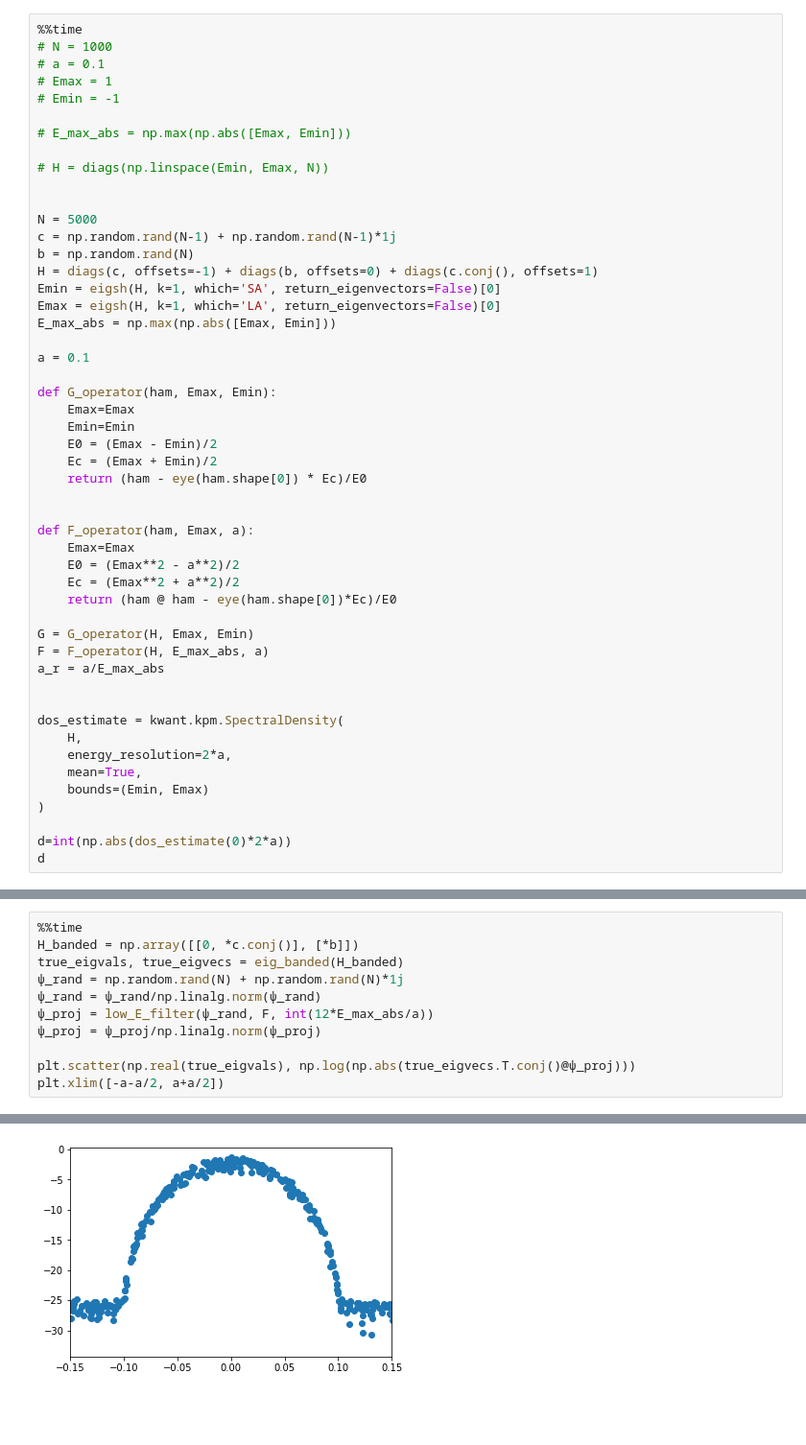
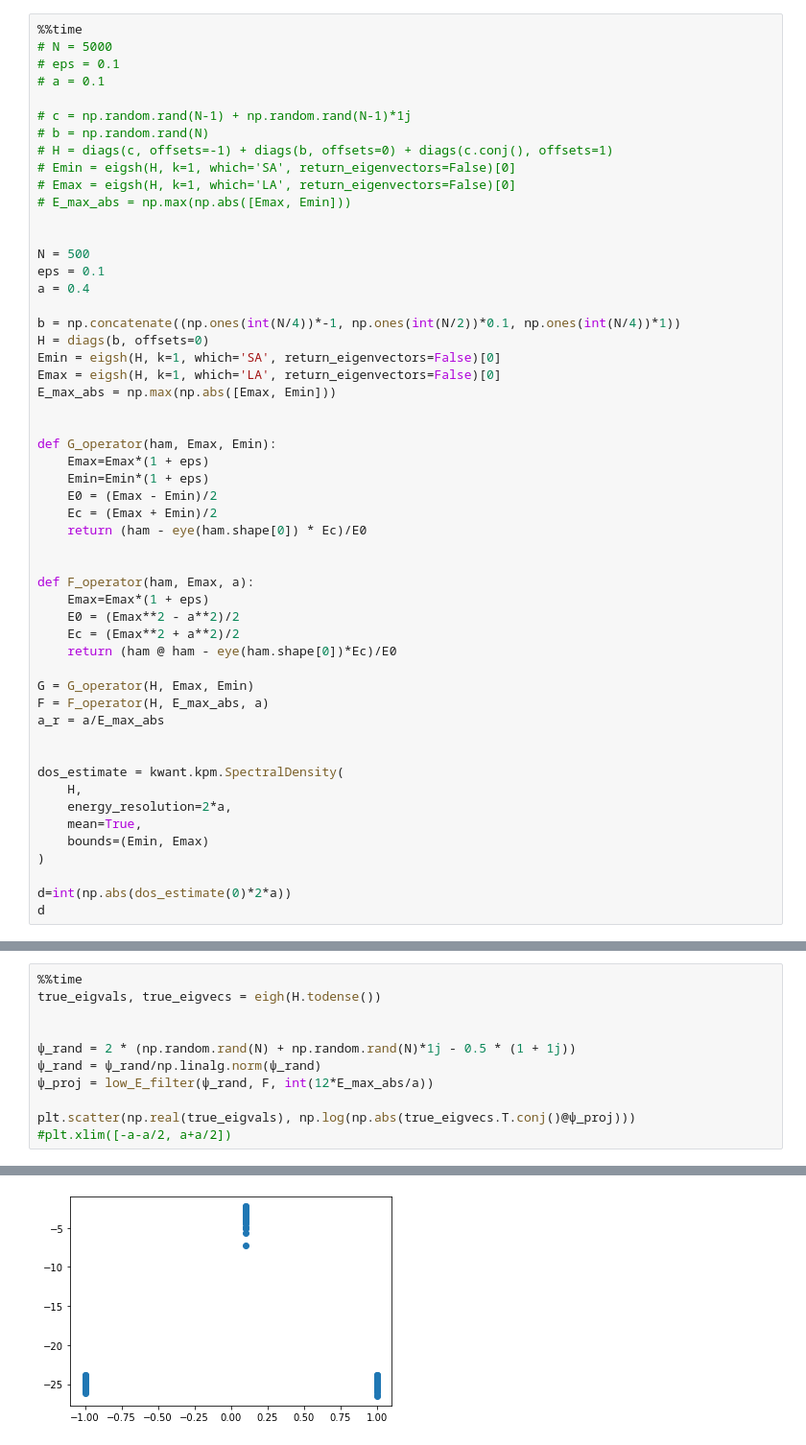
Before and after one commit to quantum-tinkerer/pydacp, a Jupyter notebook: toy_code.ipynb, the cells around one changed output, grey strips where cells are left out. Shown at 96% size. Drawn from its saved outputs; the diff is of its cells as text; blank space fills up the shorter version.

```diff
--- a/toy_code.ipynb
+++ b/toy_code.ipynb
@@ -9,36 +10,39 @@ import kwant
 import matplotlib.pyplot as plt
 # %%
 %%time
-# N = 1000
+# N = 5000
+# eps = 0.1
 # a = 0.1
-# Emax = 1
-# Emin = -1
 
+# c = np.random.rand(N-1) + np.random.rand(N-1)*1j
+# b = np.random.rand(N)
+# H = diags(c, offsets=-1) + diags(b, offsets=0) + diags(c.conj(), offsets=1)
+# Emin = eigsh(H, k=1, which='SA', return_eigenvectors=False)[0]
+# Emax = eigsh(H, k=1, which='LA', return_eigenvectors=False)[0]
 # E_max_abs = np.max(np.abs([Emax, Emin]))
 
-# H = diags(np.linspace(Emin, Emax, N))
 
+N = 500
+eps = 0.1
+a = 0.4
 
-N = 5000
-c = np.random.rand(N-1) + np.random.rand(N-1)*1j
-b = np.random.rand(N)
-H = diags(c, offsets=-1) + diags(b, offsets=0) + diags(c.conj(), offsets=1)
+b = np.concatenate((np.ones(int(N/4))*-1, np.ones(int(N/2))*0.1, np.ones(int(N/4))*1))
+H = diags(b, offsets=0)
 Emin = eigsh(H, k=1, which='SA', return_eigenvectors=False)[0]
 Emax = eigsh(H, k=1, which='LA', return_eigenvectors=False)[0]
 E_max_abs = np.max(np.abs([Emax, Emin]))
 
-a = 0.1
 
 def G_operator(ham, Emax, Emin):
-    Emax=Emax
-    Emin=Emin
+    Emax=Emax*(1 + eps)
+    Emin=Emin*(1 + eps)
     E0 = (Emax - Emin)/2
     Ec = (Emax + Emin)/2
     return (ham - eye(ham.shape[0]) * Ec)/E0
 
 
 def F_operator(ham, Emax, a):
-    Emax=Emax
+    Emax=Emax*(1 + eps)
     E0 = (Emax**2 - a**2)/2
     Ec = (Emax**2 + a**2)/2
     return (ham @ ham - eye(ham.shape[0])*Ec)/E0
@@ -102,12 +104,12 @@ def basis(ψ_proj, H, indices):
 # %%
 %%time
-H_banded = np.array([[0, *c.conj()], [*b]])
-true_eigvals, true_eigvecs = eig_banded(H_banded)
-ψ_rand = np.random.rand(N) + np.random.rand(N)*1j
+true_eigvals, true_eigvecs = eigh(H.todense())
+
+
+ψ_rand = 2 * (np.random.rand(N) + np.random.rand(N)*1j - 0.5 * (1 + 1j))
 ψ_rand = ψ_rand/np.linalg.norm(ψ_rand)
 ψ_proj = low_E_filter(ψ_rand, F, int(12*E_max_abs/a))
-ψ_proj = ψ_proj/np.linalg.norm(ψ_proj)
 
 plt.scatter(np.real(true_eigvals), np.log(np.abs(true_eigvecs.T.conj()@ψ_proj)))
-plt.xlim([-a-a/2, a+a/2])
+#plt.xlim([-a-a/2, a+a/2])
 # %% [output]
@@ -117 +119 @@ Wall time: 10.3 s
-[figure, old version]
+[figure, new version]
```
Also changed, not shown: parts of 23 cells of this notebook.
